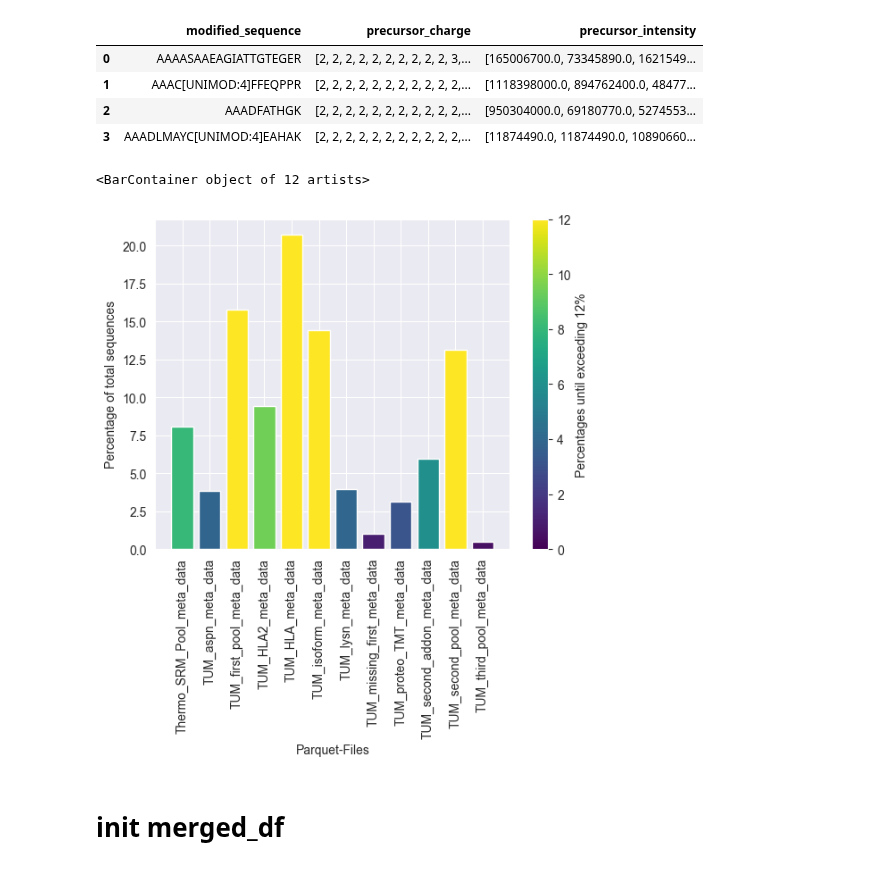
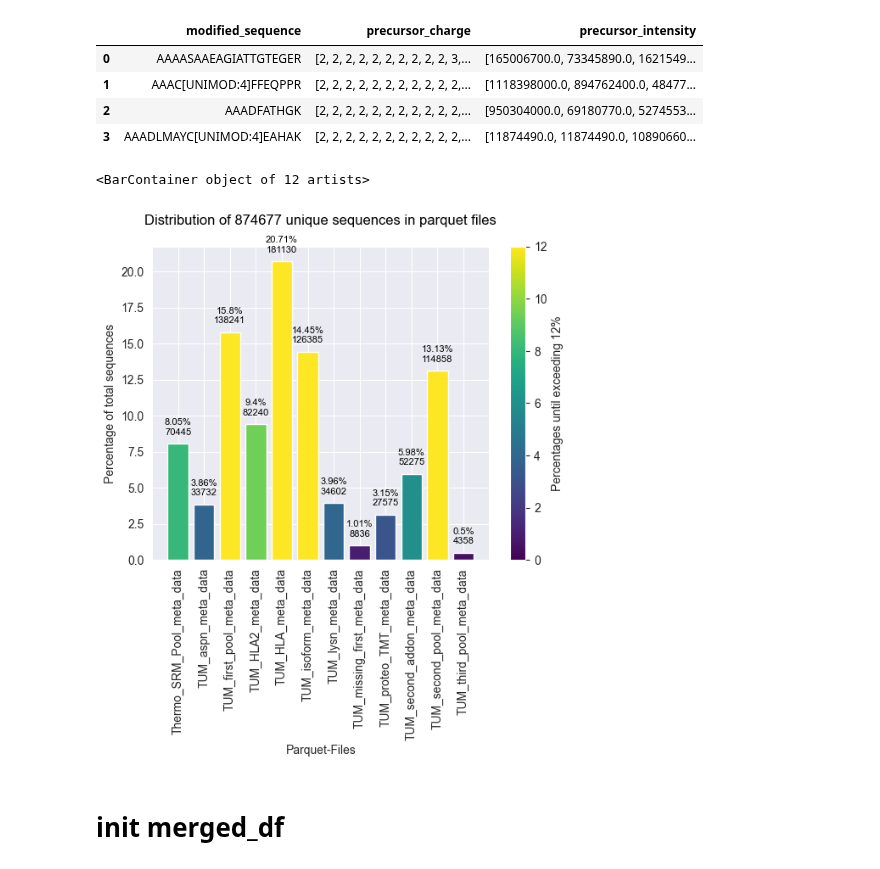
Before and after one commit to Sacesh/Masterpraktikum, a Jupyter notebook: charge_predictor_multilabel.ipynb, the cells around one changed output. Saved outputs shown, nothing was run; the diff lists cells and outputs as text; code cells hidden in the pictures.

```diff
--- a/charge_predictor_multilabel.ipynb
+++ b/charge_predictor_multilabel.ipynb
@@ -181,12 +219,18 @@ Name: precursor_charge, dtype: int64
 # %%
-# create a pie diagram for the distribution of files in batches_parquet
 import matplotlib.pyplot as plt
 
 labels = [str(x).split("/")[-1].split(".")[0] for x in file_list]
 # show sizes percentage to each bar
-sizes = [batches_parquet[file].shape[0] for file in file_list]
-total = sum([x for x in sizes])
-sizes = [x/total*100 for x in sizes]
+num_sizes = [batches_parquet[file].shape[0] for file in file_list]
+total = sum([x for x in num_sizes])
+sizes = [x/total*100 for x in num_sizes]
+
+# write percentage at top of bar
+for index, value in enumerate(sizes):
+    plt.text(index, value+0.5, str(round(value, 2))+"%\n"+str(num_sizes[index]) , ha='center', va='bottom', fontsize=8)
+
+#title
+plt.title(f'Distribution of {total} sequences in parquet files\n')
 
 # legends
 plt.xlabel('Parquet-Files')
@@ -255,29 +299,38 @@ df_dict[file_list[0]].head(4)
 # %%
 # create a pie diagram for the distribution of files in batches_parquet
 import matplotlib.pyplot as plt
 
 labels = [str(x).split("/")[-1].split(".")[0] for x in file_list]
 # show sizes percentage to each bar
-sizes = [df_dict[file].shape[0] for file in file_list]
-total = sum([x for x in sizes])
-sizes = [x/total*100 for x in sizes]
+sizes_num = [df_dict[file].shape[0] for file in file_list]
+total = sum([x for x in sizes_num])
+sizes = [x/total*100 for x in sizes_num]
 
+# write percentage at top of bar
+for index, value in enumerate(sizes):
+    plt.text(index, value+0.5, str(round(value, 2))+"%\n"+str(sizes_num[index]) , ha='center', va='bottom', fontsize=8)
+
+#title
+plt.title(f'Distribution of {total} unique sequences in parquet files\n')
 # legends
 plt.xlabel('Parquet-Files')
 plt.ylabel('Percentage of total sequences')
+
+
+
 
 
 colormap = plt.cm.get_cmap('viridis')
 sm = plt.cm.ScalarMappable(cmap=colormap, norm=plt.Normalize(vmin=0, vmax=len(sizes)))
 # add legends for color
 # Create a colorbar legend
 plt.colorbar(sm, label='Percentages until exceeding 12%')
 
 plt.xticks(rotation=90)
 plt.bar(labels, sizes,  color=colormap([x/len(sizes) for x in sizes]))
 # %% [output]
 <BarContainer object of 12 artists>
-[figure, old version]
+[figure, new version]
 # %% [markdown]
 # init merged_df
 # %%
```
Also changed, not shown: parts of 39 cells of this notebook.
